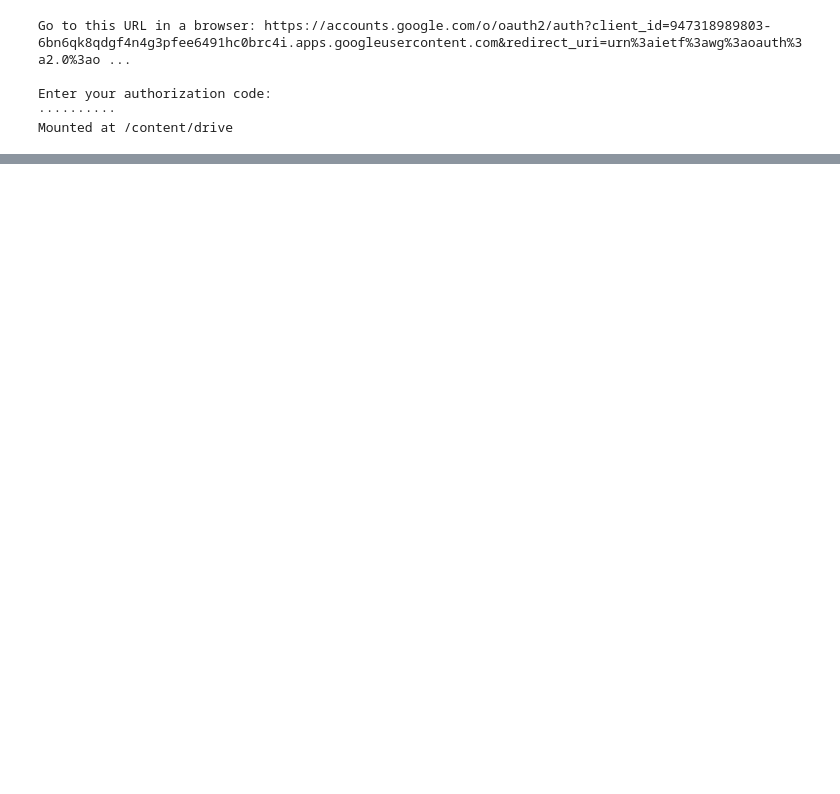
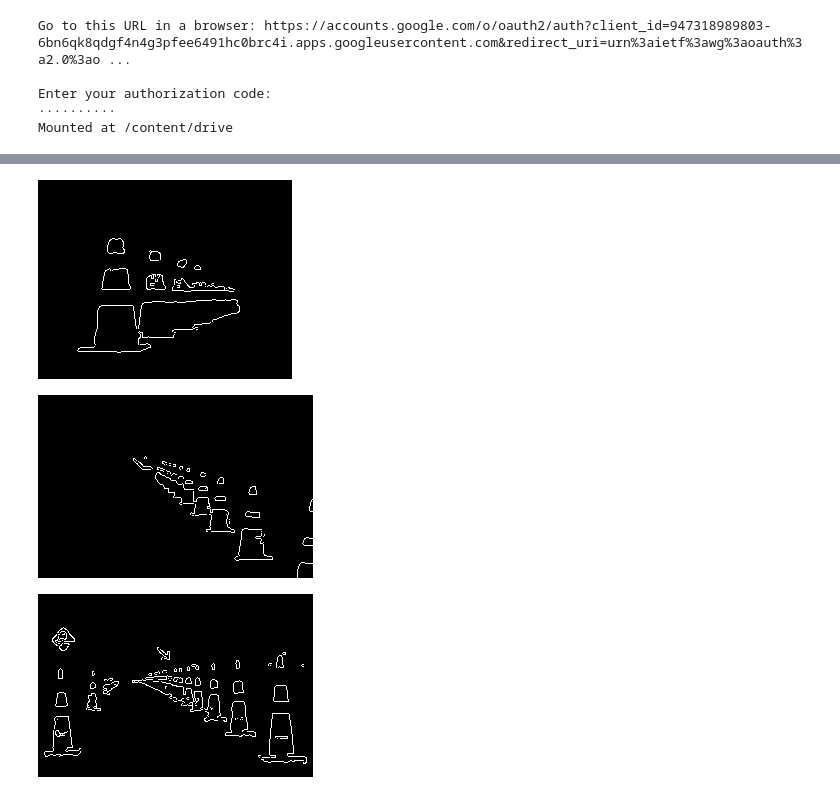
Before and after one commit to mukuakhilesh/Self_driving_car, a Jupyter notebook: opencv_test.ipynb, the cells around one changed output, grey strips where cells are left out. Drawn from its saved outputs; the diff is of its cells as text; code cells hidden in the pictures; blank space fills up the shorter version.

```diff
--- a/opencv_test.ipynb
+++ b/opencv_test.ipynb
@@ -41,0 +55,11 @@ cv2_imshow(edges)
+# %%
+edges1 =  cv2.Canny(mask1 , 0 , 600)
+edges2 =  cv2.Canny(mask2 , 0 , 600)
+edges3 =  cv2.Canny(mask3 , 0 , 600)
+cv2_imshow(edges1)
+cv2_imshow(edges2)
+cv2_imshow(edges3)
+# %% [output]
+[figure, added]
+[figure, added]
+[figure, added]
```
Also changed, not shown: parts of 8 cells of this notebook.
